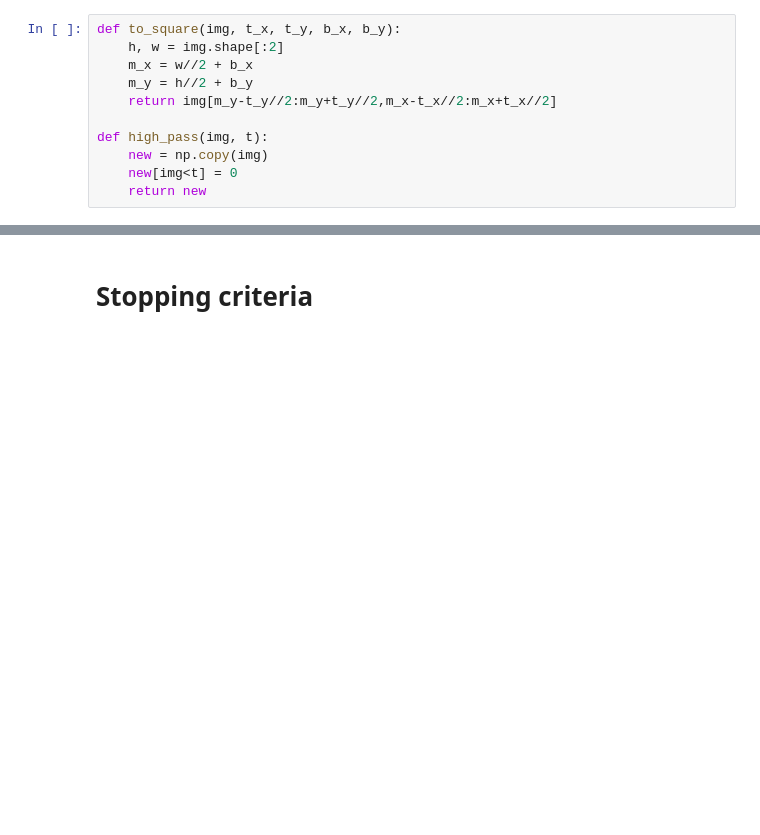
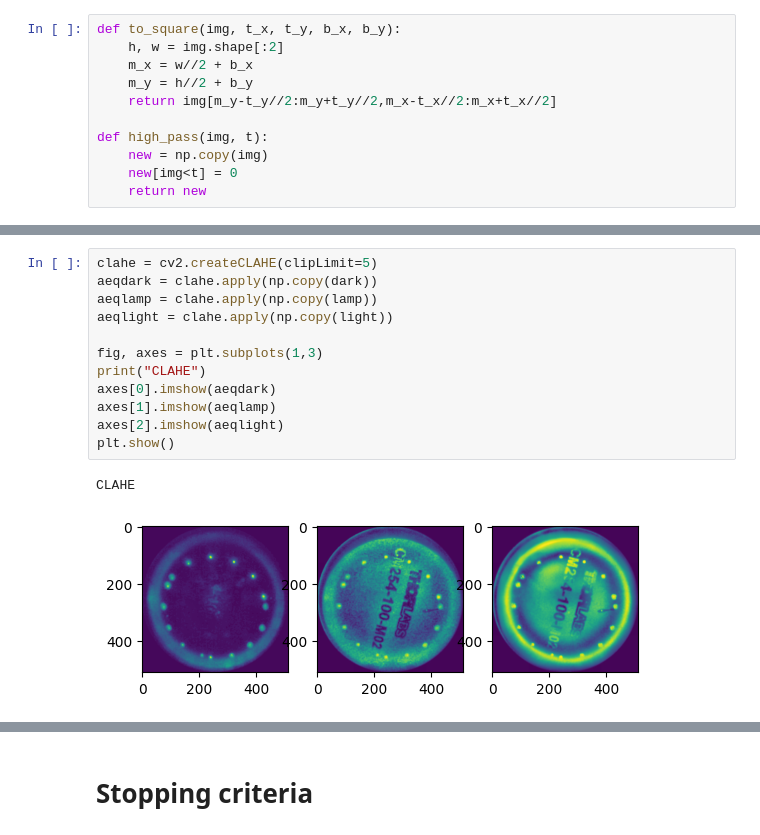
Before and after one commit to EvgeniiVenediktov/multireflection, a Jupyter notebook: processing_experiments.ipynb, the cells around one changed output, grey strips where cells are left out. Drawn from its saved outputs; the diff is of its cells as text; blank space fills up the shorter version.

```diff
--- a/processing_experiments.ipynb
+++ b/processing_experiments.ipynb
@@ -18,0 +53,15 @@ def high_pass(img, t):
+# %%
+clahe = cv2.createCLAHE(clipLimit=5)
+aeqdark = clahe.apply(np.copy(dark))
+aeqlamp = clahe.apply(np.copy(lamp))
+aeqlight = clahe.apply(np.copy(light))
+
+fig, axes = plt.subplots(1,3)
+print("CLAHE")
+axes[0].imshow(aeqdark)
+axes[1].imshow(aeqlamp)
+axes[2].imshow(aeqlight)
+plt.show()
+# %% [output]
+CLAHE
+[figure, added]
```
Also changed, not shown: parts of 9 cells of this notebook, 23 other files.
